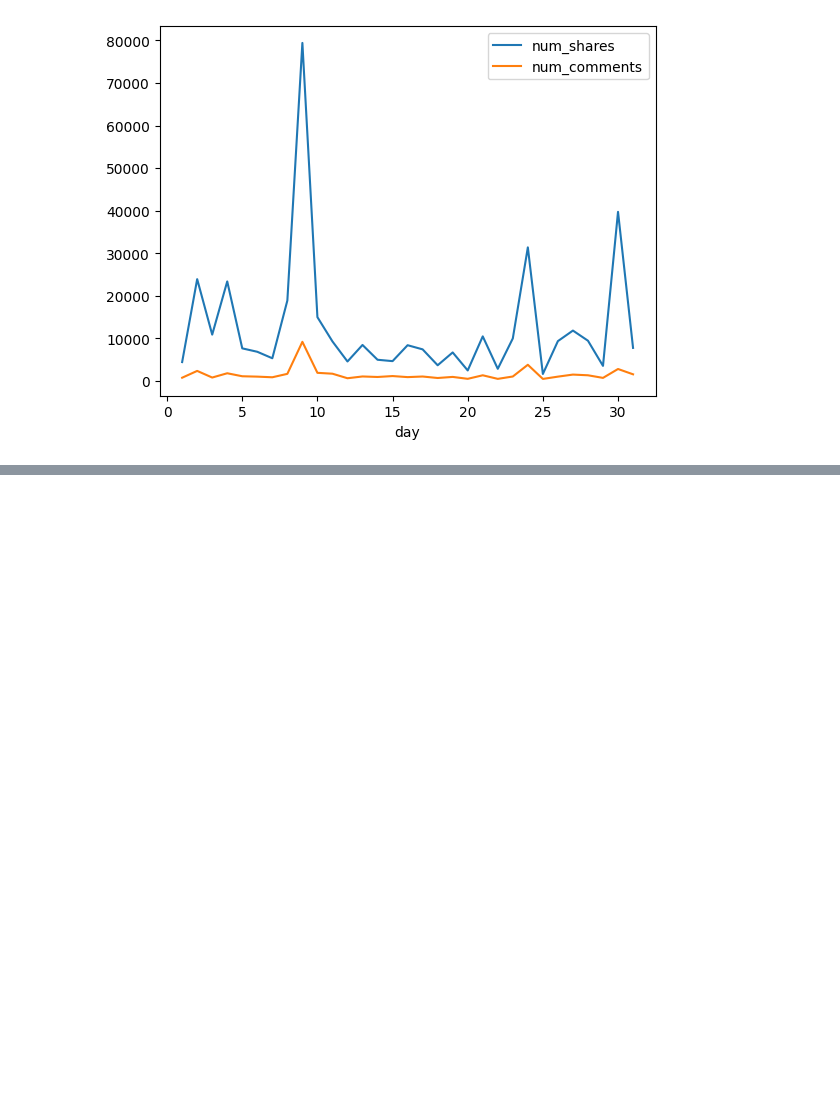
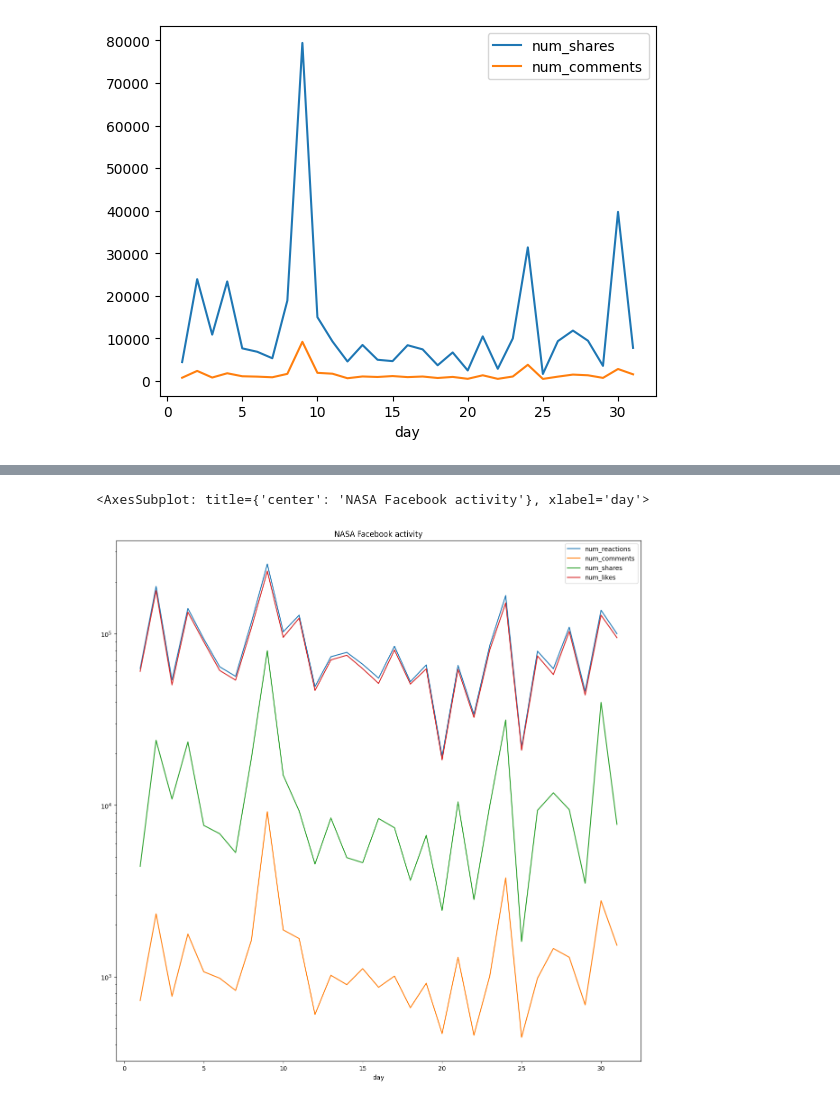
Before and after one commit to WojciechFlak/Udemy_PANDAS, a Jupyter notebook: Labs/S08-L001-.plot.ipynb, the cells around one changed output, grey strips where cells are left out. Saved outputs shown, nothing was run; the diff lists cells and outputs as text; code cells hidden in the pictures; blank space fills up the shorter version.

```diff
--- a/Labs/S08-L001-.plot.ipynb
+++ b/Labs/S08-L001-.plot.ipynb
@@ -52,0 +70,5 @@ nasa_by_day[['num_shares','num_comments']].plot()
+# %%
+nasa_by_day.plot(figsize=(15,15),title="NASA Facebook activity",logy=True)
+# %% [output]
+<AxesSubplot: title={'center': 'NASA Facebook activity'}, xlabel='day'>
+[figure, added]
```
Also changed, not shown: parts of 6 cells of this notebook, 20 other files.
